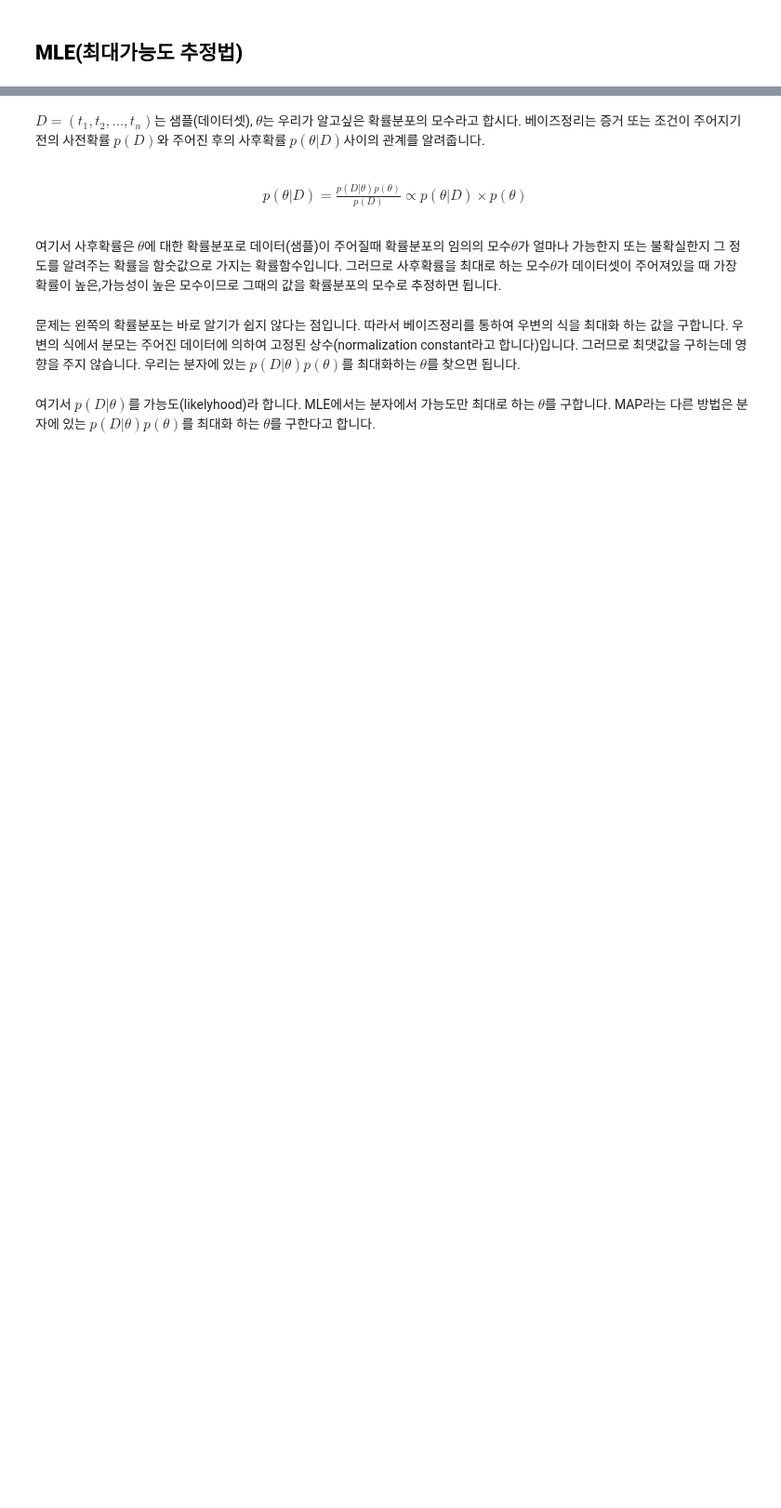
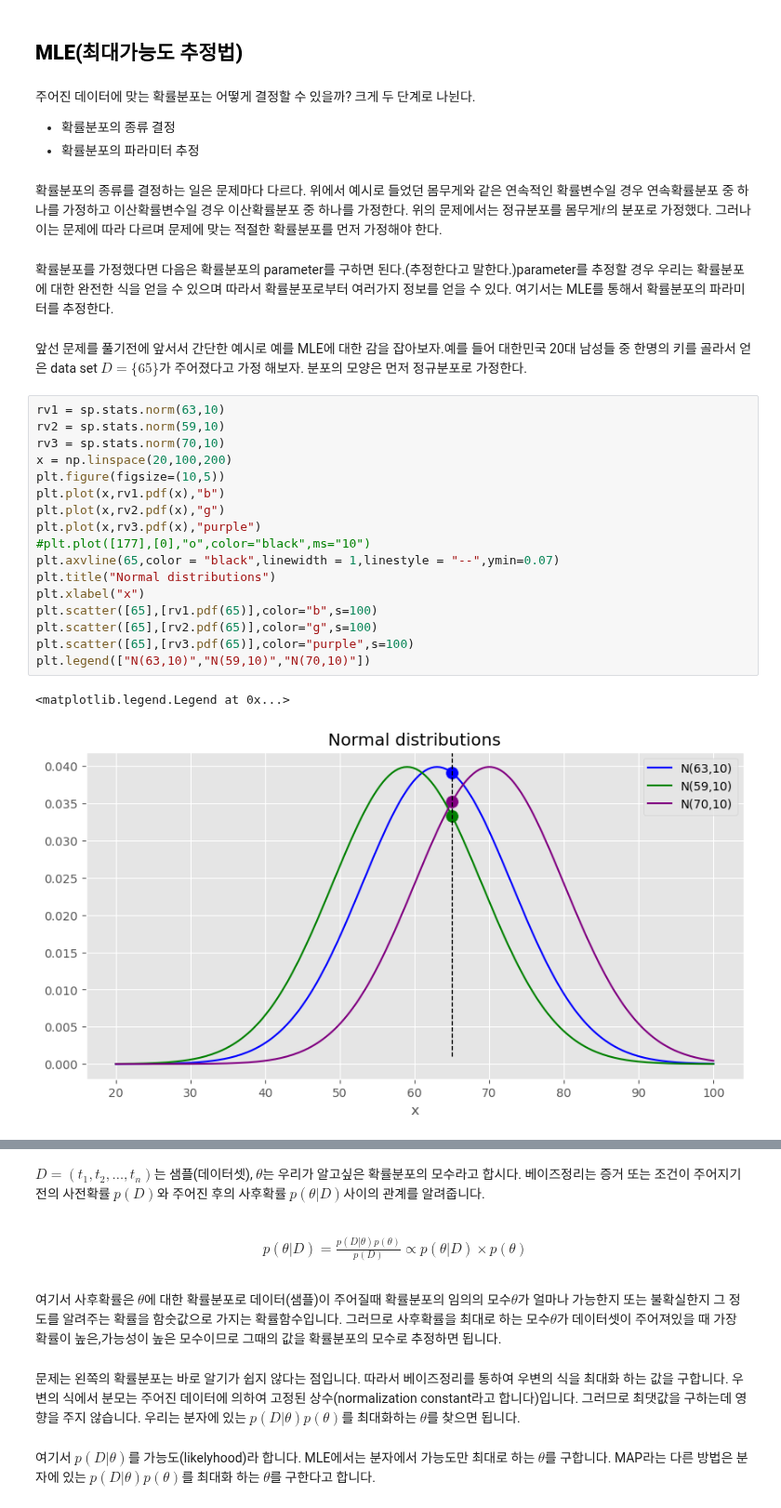
Before and after one commit to hoyeon1234/sin-hoyeon, a Jupyter notebook: posts/Probability&Statistics/Maximum likelyhood estimation/MLE.ipynb, the cells around one changed output, grey strips where cells are left out. Shown at 93% size. Saved outputs shown, nothing was run; the diff lists cells and outputs as text; blank space fills up the shorter version.

```diff
--- a/posts/Probability&Statistics/Maximum likelyhood estimation/MLE.ipynb
+++ b/posts/Probability&Statistics/Maximum likelyhood estimation/MLE.ipynb
@@ -46,2 +69,32 @@ Text(0, 0.5, 'y')
 # %% [markdown]
 ## <span style = "color : black">**MLE(최대가능도 추정법)**
+# %% [markdown]
+주어진 데이터에 맞는 확률분포는 어떻게 결정할 수 있을까? 크게 두 단계로 나뉜다.
+- 확률분포의 종류 결정
+- 확률분포의 파라미터 추정
+# %% [markdown]
+확률분포의 종류를 결정하는 일은 문제마다 다르다. 위에서 예시로 들었던 몸무게와 같은 연속적인 확률변수일 경우 연속확률분포 중 하나를 가정하고 이산확률변수일 경우 이산확률분포 중 하나를 가정한다. 위의 문제에서는 정규분포를 몸무게$t$의 분포로 가정했다. 그러나 이는 문제에 따라 다르며 문제에 맞는 적절한 확률분포를 먼저 가정해야 한다.
+# %% [markdown]
+확률분포를 가정했다면 다음은 확률분포의 parameter를 구하면 된다.(추정한다고 말한다.)parameter를 추정할 경우 우리는 확률분포에 대한 완전한 식을 얻을 수 있으며 따라서 확률분포로부터 여러가지 정보를 얻을 수 있다. 여기서는 MLE를 통해서 확률분포의 파라미터를 추정한다.
+# %% [markdown]
+앞선 문제를 풀기전에 앞서서 간단한 예시로 예를 MLE에 대한 감을 잡아보자.예를 들어 대한민국 20대 남성들 중 한명의 키를 골라서 얻은 data set $D = \{65\}$가 주어졌다고 가정 해보자. 분포의 모양은 먼저 정규분포로 가정한다.
+# %%
+rv1 = sp.stats.norm(63,10)
+rv2 = sp.stats.norm(59,10)
+rv3 = sp.stats.norm(70,10)
+x = np.linspace(20,100,200)
+plt.figure(figsize=(10,5))
+plt.plot(x,rv1.pdf(x),"b")
+plt.plot(x,rv2.pdf(x),"g")
+plt.plot(x,rv3.pdf(x),"purple")
+#plt.plot([177],[0],"o",color="black",ms="10")
+plt.axvline(65,color = "black",linewidth = 1,linestyle = "--",ymin=0.07)
+plt.title("Normal distributions")
+plt.xlabel("x")
+plt.scatter([65],[rv1.pdf(65)],color="b",s=100)
+plt.scatter([65],[rv2.pdf(65)],color="g",s=100)
+plt.scatter([65],[rv3.pdf(65)],color="purple",s=100)
+plt.legend(["N(63,10)","N(59,10)","N(70,10)"])
+# %% [output]
+<matplotlib.legend.Legend at 0x...>
+[figure, added]
```
Also changed, not shown: parts of 62 cells of this notebook, 9 other files.
